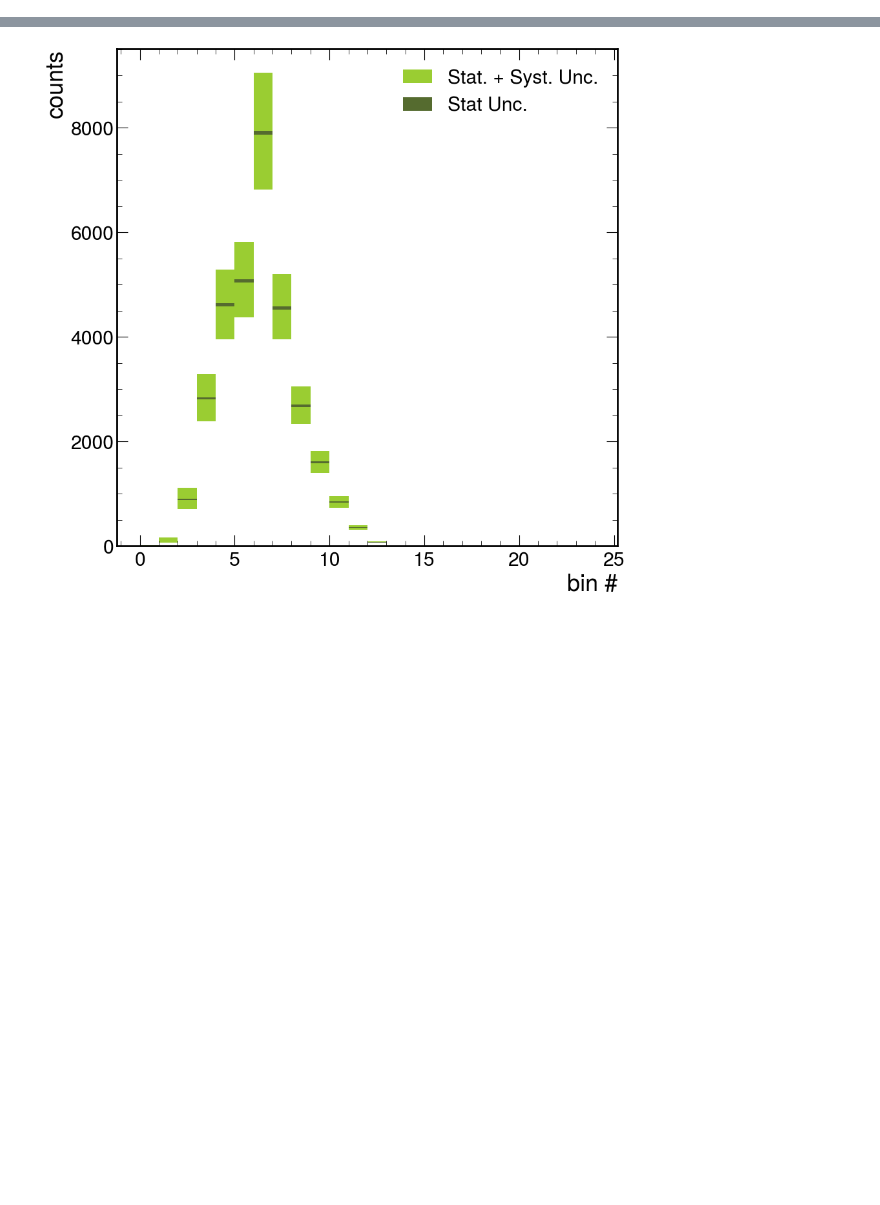
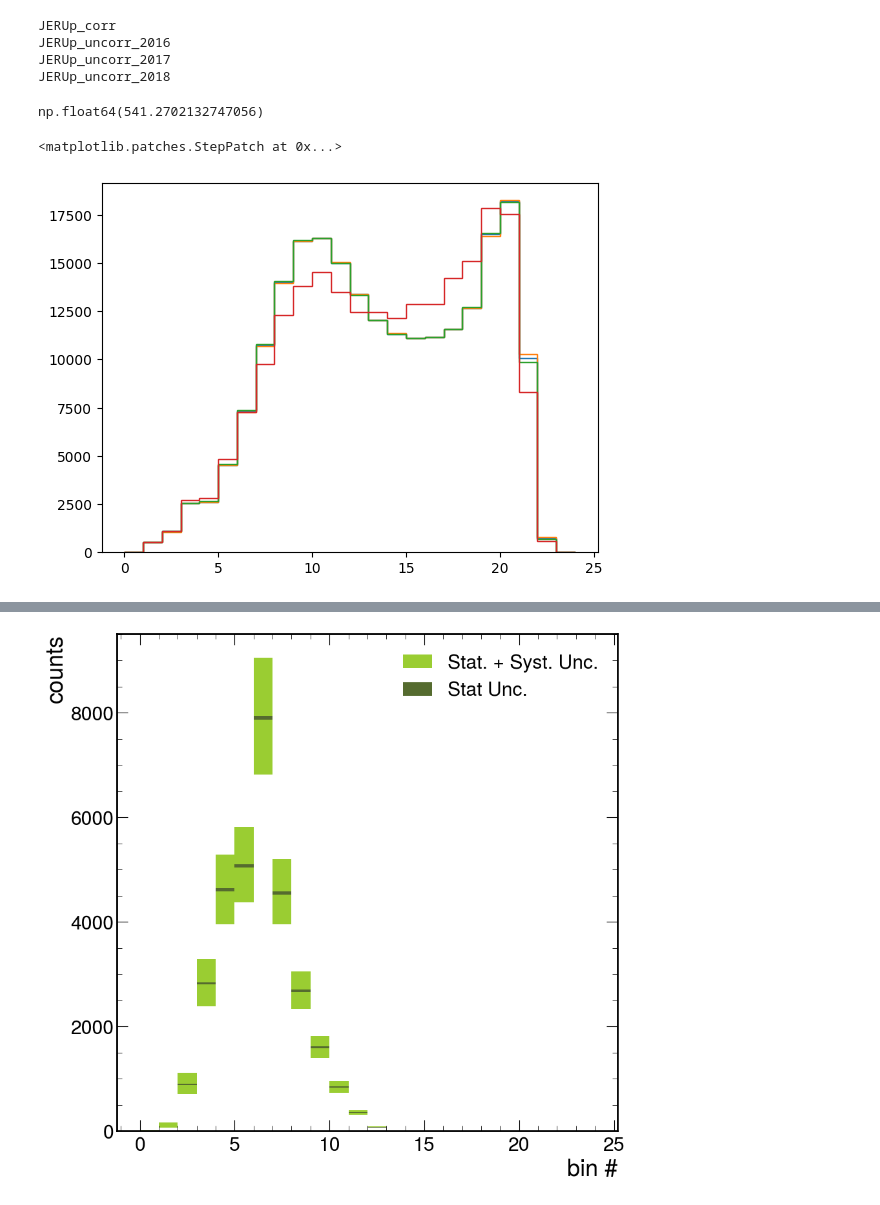
Before and after one commit to mandalaritra1/unfold, a Jupyter notebook: notebooks/input_maker_rho.ipynb, the cells around one changed output, grey strips where cells are left out. Drawn from its saved outputs; the diff is of its cells as text; code cells hidden in the pictures; blank space fills up the shorter version.

```diff
--- a/notebooks/input_maker_rho.ipynb
+++ b/notebooks/input_maker_rho.ipynb
@@ -329,0 +380,21 @@ sys_matrix_dic_down['nominal'] = response['pythia_UL17NanoAODv9'][..., 'nominal'
+# %%
+for k in sys_matrix_dic_up:
+    if k.startswith("JER"):
+        print(k)
+# %% [output]
+JERUp_corr
+JERUp_uncorr_2016
+JERUp_uncorr_2017
+JERUp_uncorr_2018
+# %%
+sys_matrix_dic_down['JMSDown'].sum(axis = (0,1,2)).sum()/sys_matrix_dic_down['herwigDown'].sum(axis = (0,1,2)).sum()
+# %% [output]
+np.float64(541.2702132747056)
+# %%
+plt.stairs(sys_matrix_dic_up['nominal'].sum(axis = (0,1,2)), label = 'nominal')
+plt.stairs(sys_matrix_dic_up['JMSUp'].sum(axis = (0,1,2)), label = 'JMRUp')
+plt.stairs(sys_matrix_dic_down['JMSDown'].sum(axis = (0,1,2)), label = 'Down')
+plt.stairs(541*sys_matrix_dic_down['herwigDown'].sum(axis = (0,1,2)), label = 'Down')
+# %% [output]
+<matplotlib.patches.StepPatch at 0x...>
+[figure, added]
```
Also changed, not shown: parts of 14 cells of this notebook, 7 other files.
